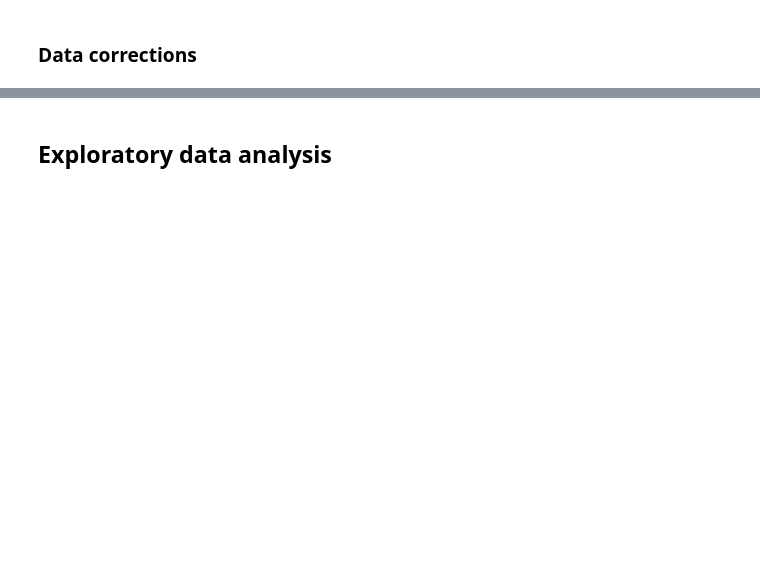
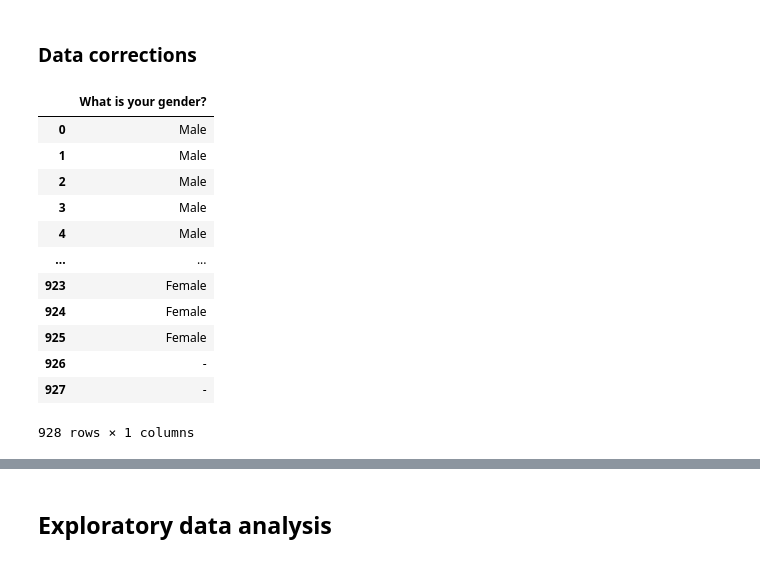
Before and after one commit to nelealyssa/homework-1, a Jupyter notebook: notebooks/04-data-exploration.ipynb, the cells around one changed output, grey strips where cells are left out. Cells and saved outputs as stored; diff of their text form; code cells hidden in the pictures; blank space fills up the shorter version.

```diff
--- a/notebooks/04-data-exploration.ipynb
+++ b/notebooks/04-data-exploration.ipynb
@@ -51,2 +70,27 @@ df
 # %% [markdown]
 ### Data corrections
+# %%
+# Change data format from object to category
+df['What is your gender?'] = df['What is your gender?'].astype("category")
+# %%
+# make a list of variables you want to use
+var_list = ['What is your gender?']
+
+# create a new dataframe called source with only var_list
+source = df[var_list]
+# %%
+source
+# %% [output]
+|  | What is your gender? |
+| 0 | Male |
+| 1 | Male |
+| 2 | Male |
+| 3 | Male |
+| 4 | Male |
+| ... | ... |
+| 923 | Female |
+| 924 | Female |
+| 925 | Female |
+| 926 | - |
+| 927 | - |
+928 rows × 1 columns
```
Also changed, not shown: parts of 2 cells of this notebook.
